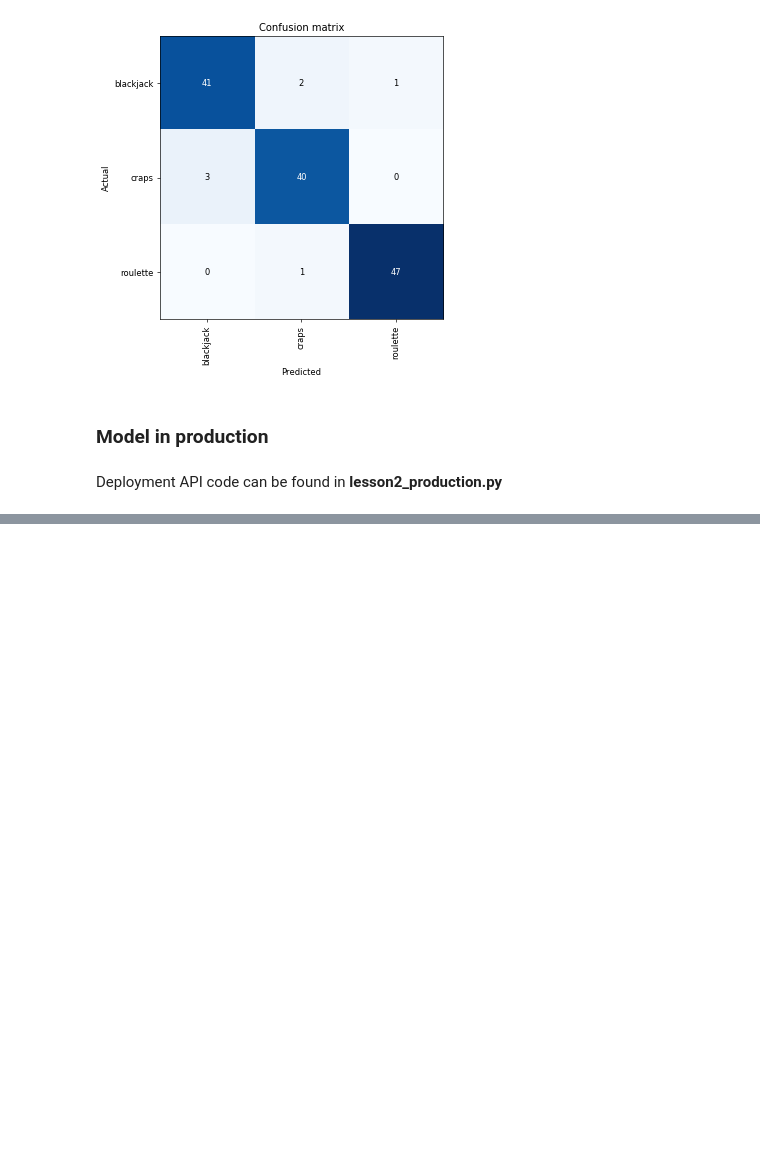
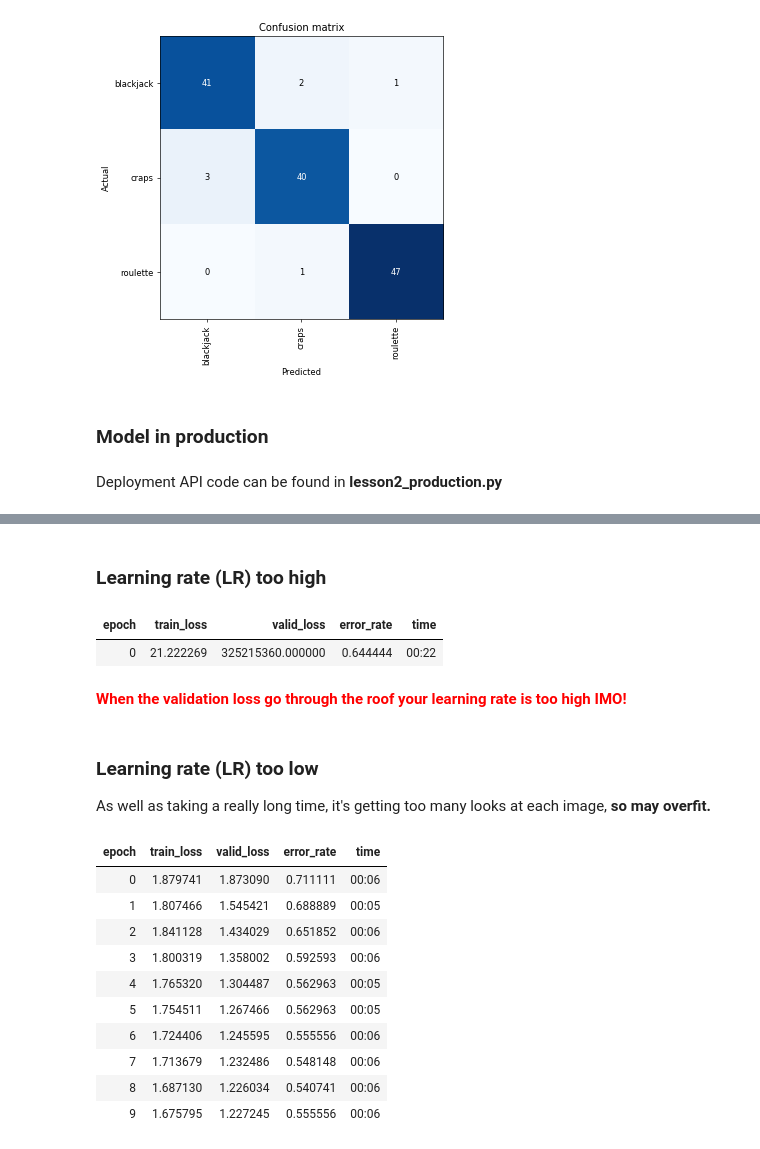
Before and after one commit to mdalvi/fast-ai-lessons, a Jupyter notebook: course-v3/nbs/dl1/lesson2_exercise.ipynb, the cells around one changed output, grey strips where cells are left out. Drawn from its saved outputs; the diff is of its cells as text; code cells hidden in the pictures; blank space fills up the shorter version.

```diff
--- a/course-v3/nbs/dl1/lesson2_exercise.ipynb
+++ b/course-v3/nbs/dl1/lesson2_exercise.ipynb
@@ -343,0 +352,2 @@ Deployment API code can be found in **lesson2_production.py**
+# %% [markdown]
+### Learning rate (LR) too high
@@ -343,0 +356,11 @@ Deployment API code can be found in **lesson2_production.py**
+# %%
+learn.fit_one_cycle(1, max_lr=0.5)
+# %% [output]
+| epoch | train_loss | valid_loss | error_rate | time |
+| 0 | 21.222269 | 325215360.000000 | 0.644444 | 00:22 |
+# %% [markdown]
+**<font color="red">When the validation loss go through the roof your learning rate is too high IMO!</font>**
+# %% [markdown]
+### Learning rate (LR) too low
+
+As well as taking a really long time, it's getting too many looks at each image, **so may overfit.**
@@ -343,0 +369,14 @@ Deployment API code can be found in **lesson2_production.py**
+# %%
+learn.fit_one_cycle(10, max_lr=1e-5)
+# %% [output]
+| epoch | train_loss | valid_loss | error_rate | time |
+| 0 | 1.879741 | 1.873090 | 0.711111 | 00:06 |
+| 1 | 1.807466 | 1.545421 | 0.688889 | 00:05 |
+| 2 | 1.841128 | 1.434029 | 0.651852 | 00:06 |
+| 3 | 1.800319 | 1.358002 | 0.592593 | 00:06 |
+| 4 | 1.765320 | 1.304487 | 0.562963 | 00:05 |
+| 5 | 1.754511 | 1.267466 | 0.562963 | 00:05 |
+| 6 | 1.724406 | 1.245595 | 0.555556 | 00:06 |
+| 7 | 1.713679 | 1.232486 | 0.548148 | 00:06 |
+| 8 | 1.687130 | 1.226034 | 0.540741 | 00:06 |
+| 9 | 1.675795 | 1.227245 | 0.555556 | 00:06 |
```
Also changed, not shown: parts of 13 cells of this notebook.
